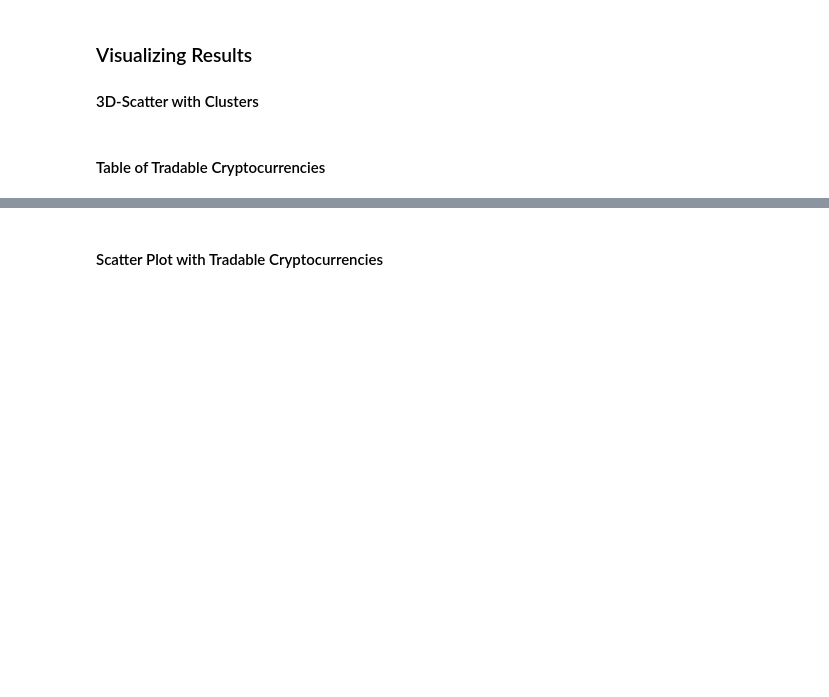
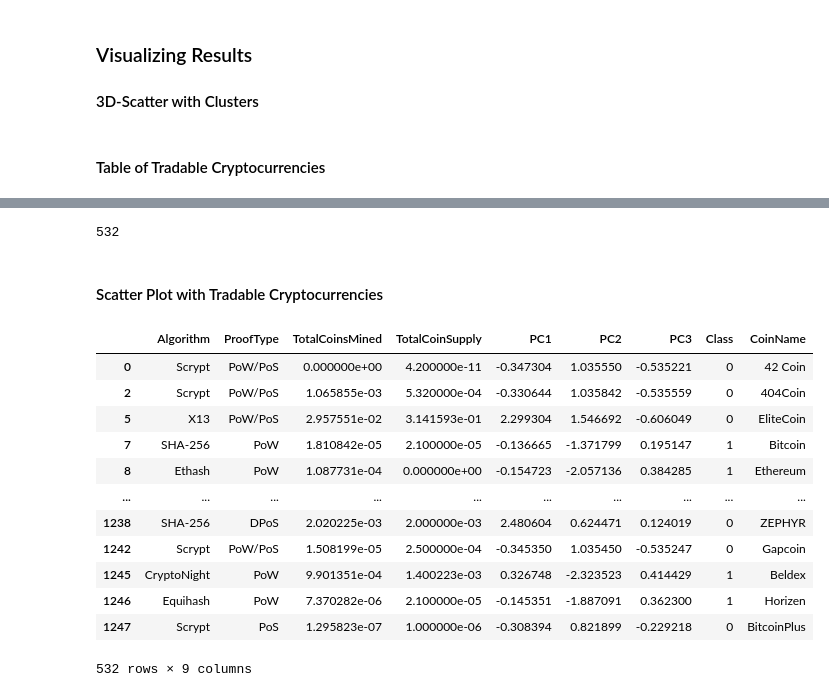
Before and after one commit to jackfazzone/13-AWS, a Jupyter notebook: crypto_clustering.ipynb, the cells around one changed output, grey strips where cells are left out. Saved outputs shown, nothing was run; the diff lists cells and outputs as text; code cells hidden in the pictures; blank space fills up the shorter version.

```diff
--- a/crypto_clustering.ipynb
+++ b/crypto_clustering.ipynb
@@ -189,3 +175,5 @@ array([[-0.11710817, -0.0433963 , -0.0433963 , ..., -0.0433963 ,
 ### Reducing Dimensions Using PCA
 # %%
 # Use PCA to reduce dimensions to 3 principal components
+pca = PCA(n_components=3)
+crypto_pca = pca.fit_transform(crypto_scaled)
@@ -192,2 +188,4 @@ array([[-0.11710817, -0.0433963 , -0.0433963 , ..., -0.0433963 ,
 # %%
 # Create a DataFrame with the principal components data
+df_crypto_pca = pd.DataFrame(data=crypto_pca, columns=["PC1", "PC2", "PC3"], index = crypto_df.index)
+df_crypto_pca.head()
@@ -200,6 +205,12 @@ inertia = []
 k = list(range(1, 11))
 
 # Calculate the inertia for the range of k values
-
+for i in k:
+    km = KMeans(n_clusters=i, random_state=0)
+    km.fit(df_crypto_pca)
+    inertia.append(km.inertia_)
 
 # Create the Elbow Curve using hvPlot
+elbow_data = {"k": k, "inertia": inertia}
+df_elbow = pd.DataFrame(elbow_data)
+df_elbow.hvplot.line(x="k", y="inertia", xticks=k, title="Elbow Curve")
@@ -207,9 +220,15 @@ k = list(range(1, 11))
 Running K-Means with `k=<your best value for k here>`
 # %%
 # Initialize the K-Means model
-
+model = KMeans(n_clusters=4, random_state=0)
 # Fit the model
-
+model.fit(df_crypto_pca)
 # Predict clusters
+predictions = model.predict(df_crypto_pca)
 
 # Create a new DataFrame including predicted clusters and cryptocurrencies features
+df_crypto_pca["Class"] = model.labels_
+clustered_df = pd.concat([crypto_df, df_crypto_pca], axis="columns")
+clustered_df['CoinName'] = names_list
+clustered_df.index = crypto_df.index
+clustered_df.Class.value_counts()
@@ -226,8 +268,33 @@ Running K-Means with `k=<your best value for k here>`
 # %%
 # Print the total number of tradable cryptocurrencies
+print(len(clustered_df.CoinName))
+# %% [output]
+532
 # %% [markdown]
 #### Scatter Plot with Tradable Cryptocurrencies
 # %%
 # Scale data to create the scatter plot
+min_max_scaler = MinMaxScaler()
+X = clustered_df[["TotalCoinsMined","TotalCoinSupply"]]
+
+scaler = min_max_scaler.fit(X)
+scaled = scaler.transform(X)
+
+clustered_df[["TotalCoinsMined","TotalCoinSupply"]] = scaled
+clustered_df
+# %% [output]
+|  | Algorithm | ProofType | TotalCoinsMined | TotalCoinSupply | PC1 | PC2 | PC3 | Class | CoinName |
+| 0 | Scrypt | PoW/PoS | 0.000000e+00 | 4.200000e-11 | -0.347304 | 1.035550 | -0.535221 | 0 | 42 Coin |
+| 2 | Scrypt | PoW/PoS | 1.065855e-03 | 5.320000e-04 | -0.330644 | 1.035842 | -0.535559 | 0 | 404Coin |
+| 5 | X13 | PoW/PoS | 2.957551e-02 | 3.141593e-01 | 2.299304 | 1.546692 | -0.606049 | 0 | EliteCoin |
+| 7 | SHA-256 | PoW | 1.810842e-05 | 2.100000e-05 | -0.136665 | -1.371799 | 0.195147 | 1 | Bitcoin |
+| 8 | Ethash | PoW | 1.087731e-04 | 0.000000e+00 | -0.154723 | -2.057136 | 0.384285 | 1 | Ethereum |
+| ... | ... | ... | ... | ... | ... | ... | ... | ... | ... |
+| 1238 | SHA-256 | DPoS | 2.020225e-03 | 2.000000e-03 | 2.480604 | 0.624471 | 0.124019 | 0 | ZEPHYR |
+| 1242 | Scrypt | PoW/PoS | 1.508199e-05 | 2.500000e-04 | -0.345350 | 1.035450 | -0.535247 | 0 | Gapcoin |
+| 1245 | CryptoNight | PoW | 9.901351e-04 | 1.400223e-03 | 0.326748 | -2.323523 | 0.414429 | 1 | Beldex |
+| 1246 | Equihash | PoW | 7.370282e-06 | 2.100000e-05 | -0.145351 | -1.887091 | 0.362300 | 1 | Horizen |
+| 1247 | Scrypt | PoS | 1.295823e-07 | 1.000000e-06 | -0.308394 | 0.821899 | -0.229218 | 0 | BitcoinPlus |
+532 rows × 9 columns
 # %%
 # Plot the scatter with x="TotalCoinsMined" and y="TotalCoinSupply"
```
Also changed, not shown: parts of 12 cells of this notebook.
